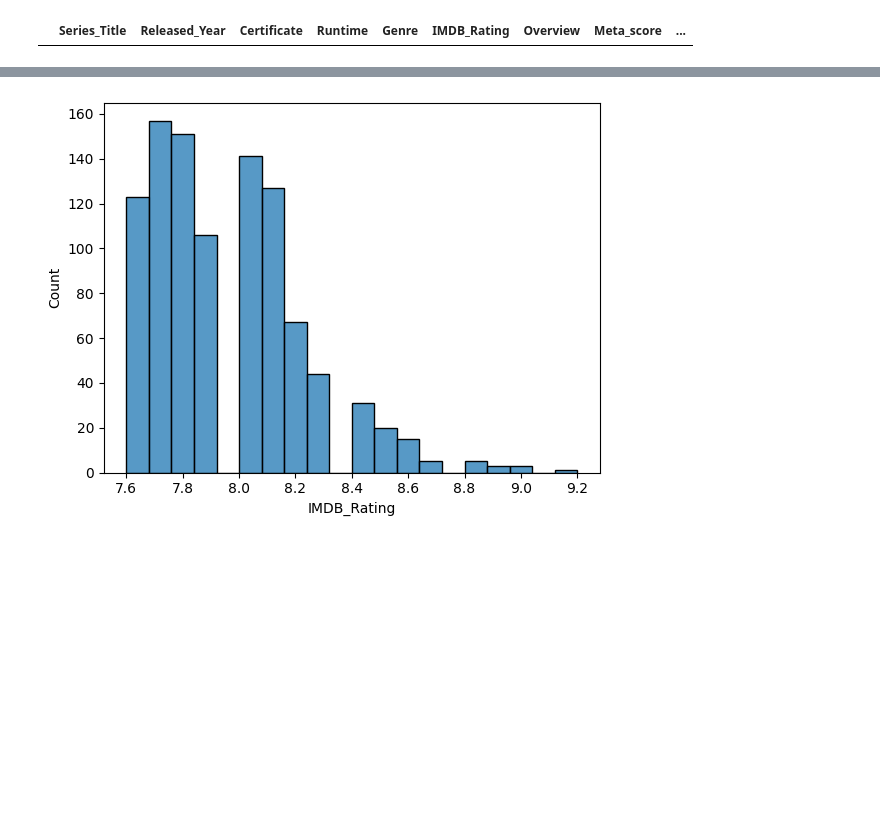
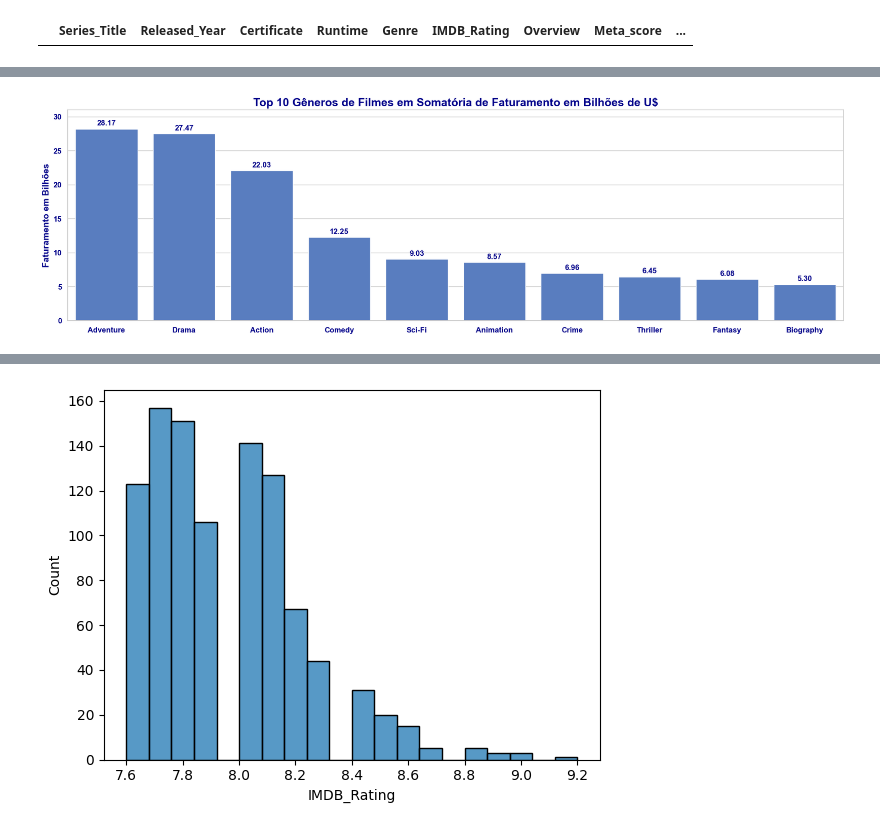
Before and after one commit to AurelioGuilherme/Desafio_Ciencia_de_Dados, a Jupyter notebook: Notebooks/EDA.ipynb, the cells around one changed output, grey strips where cells are left out. Cells and saved outputs as stored; diff of their text form; code cells hidden in the pictures; blank space fills up the shorter version.

```diff
--- a/Notebooks/EDA.ipynb
+++ b/Notebooks/EDA.ipynb
@@ -432,0 +632,6 @@ interactive(children=(Dropdown(description='cetificate', options=('G', '16', 'A'
+# %%
+df_groupby = generos.groupby('Genre').agg(soma_faturamento = ('Gross', 'sum'))\
+                    .sort_values('soma_faturamento',ascending = False)\
+                    .head(10)
+
+df_groupby
@@ -432,0 +651,14 @@ interactive(children=(Dropdown(description='cetificate', options=('G', '16', 'A'
+# %%
+df_groupby['soma_faturamento'] = df_groupby['soma_faturamento'] / 10**9
+
+barplot_custom(df_groupby,
+               figsize=(22,6),
+               col_x= 'Genre',
+               col_y = 'soma_faturamento',
+               title="Top 10 Gêneros de Filmes em Somatória de Faturamento em Bilhões de U$",
+               y_label='Faturamento em Bilhões',
+               y_lim=[0,31],
+               bar_anotate=True,
+               anotate_float=2)
+# %% [output]
+[figure, added]
```
Also changed, not shown: parts of 31 cells of this notebook.
